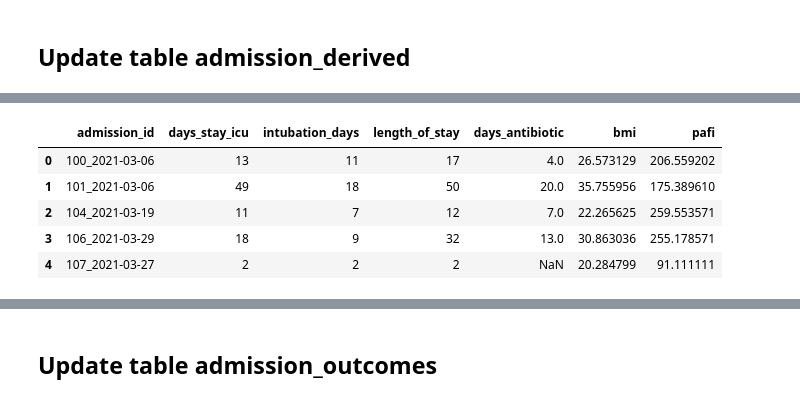
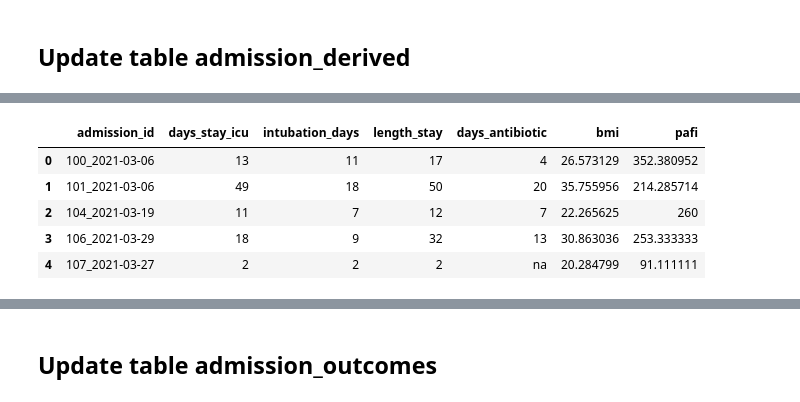
Before and after one commit to Jcamposlozano/MIcroVAP_Model, a Jupyter notebook: notebooks/Load_Data.ipynb, the cells around one changed output, grey strips where cells are left out. Cells and saved outputs as stored; diff of their text form; code cells hidden in the pictures.

```diff
--- a/notebooks/Load_Data.ipynb
+++ b/notebooks/Load_Data.ipynb
@@ -54,8 +54,11 @@ def build_measured_at(row):
     return base
 # %%
 #df = pd.read_excel(DATA_RAW / "microvap_metadata_complete_15012026.xlsx")
-df = pd.read_excel(DATA_RAW / "microvap_metadata_complete_27042026.xlsx")
+df = pd.read_excel(DATA_RAW / "microvap_colombia_mothur.metadata_completa.xlsx")
 df.columns = df.columns.str.strip()
+
+
+df = df[df['reagent_tissue'] == 'tissue']
 
 ## Created Primary keys
 df['admission_date_icu'] = pd.to_datetime(
@@ -501,42 +522,37 @@ abg_results insertados: 140
 # %%
 variables_list= [
            "admission_id",
             "days_stay_icu",
             "intubation_days",
             "length_stay",
             "days_antibiotic",
             "bmi",
             "pafi",
             ]
 
 df_admission_derived = df[variables_list]
 
-df_admission_derived = df_admission_derived.rename(columns={
-    "length_stay": "length_of_stay"
-})
-
-
-df_admission_derived = (
-    df.groupby("admission_id", as_index=False)
+df_admission_derived_agg = (
+    df_admission_derived
+    .groupby('admission_id', as_index=False)
     .agg({
-        "days_stay_icu": "max",
-        "intubation_days": "max",
-        "length_stay": "max",
-        "days_antibiotic": "max",
+        "days_stay_icu": "first",
+        "intubation_days": "first",
+        "length_stay": "first",
+        "days_antibiotic": "first",
         "bmi": "first",
-        "pafi": "mean"
+        "pafi": "first"
     })
-    .rename(columns={"length_stay": "length_of_stay"})
 )
 
-df_admission_derived.head()
+df_admission_derived_agg.head()
 # %% [output]
-|  | admission_id | days_stay_icu | intubation_days | length_of_stay | days_antibiotic | bmi | pafi |
-| 0 | 100_2021-03-06 | 13 | 11 | 17 | 4.0 | 26.573129 | 206.559202 |
-| 1 | 101_2021-03-06 | 49 | 18 | 50 | 20.0 | 35.755956 | 175.389610 |
-| 2 | 104_2021-03-19 | 11 | 7 | 12 | 7.0 | 22.265625 | 259.553571 |
-| 3 | 106_2021-03-29 | 18 | 9 | 32 | 13.0 | 30.863036 | 255.178571 |
-| 4 | 107_2021-03-27 | 2 | 2 | 2 | NaN | 20.284799 | 91.111111 |
+|  | admission_id | days_stay_icu | intubation_days | length_stay | days_antibiotic | bmi | pafi |
+| 0 | 100_2021-03-06 | 13 | 11 | 17 | 4 | 26.573129 | 352.380952 |
+| 1 | 101_2021-03-06 | 49 | 18 | 50 | 20 | 35.755956 | 214.285714 |
+| 2 | 104_2021-03-19 | 11 | 7 | 12 | 7 | 22.265625 | 260 |
+| 3 | 106_2021-03-29 | 18 | 9 | 32 | 13 | 30.863036 | 253.333333 |
+| 4 | 107_2021-03-27 | 2 | 2 | 2 | na | 20.284799 | 91.111111 |
 # %%
 variables_list= [
             "days_stay_icu",
```
Also changed, not shown: parts of 23 cells of this notebook, 8 other files.
